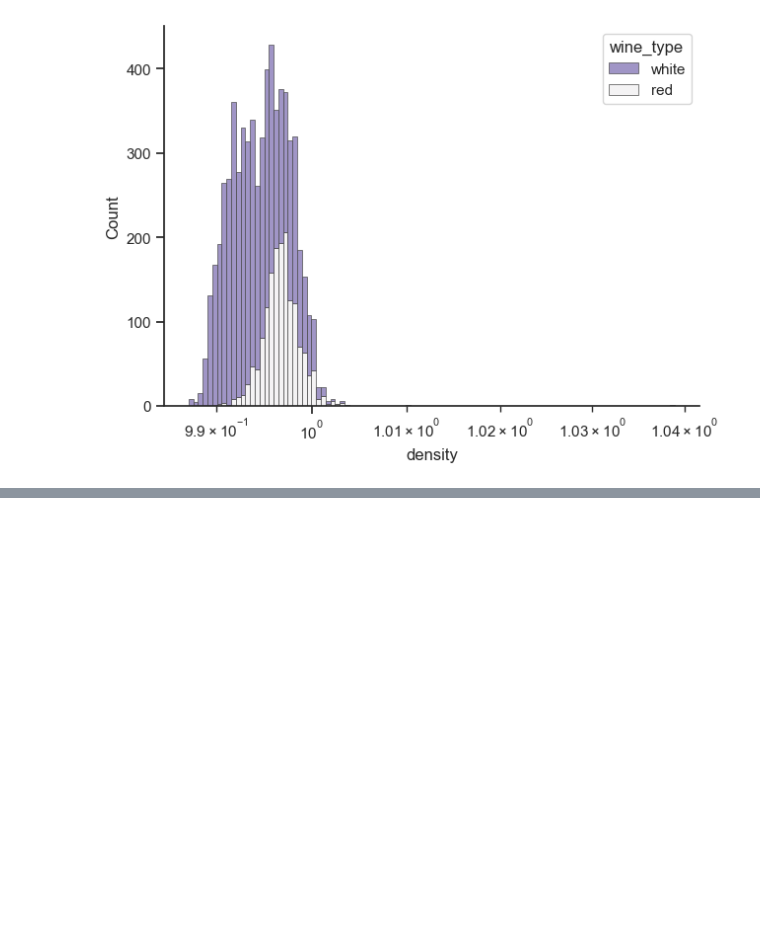
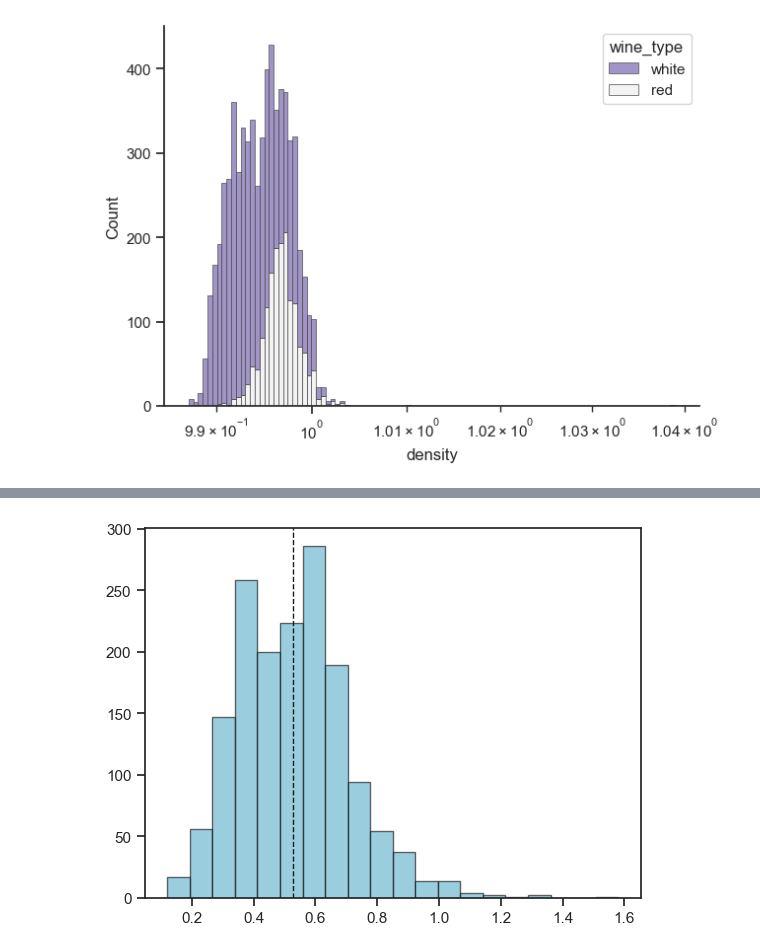
Before and after one commit to rakeshtparayil/BlueBerry-Winery, a Jupyter notebook: blueBerry_winery.ipynb, the cells around one changed output, grey strips where cells are left out. Cells and saved outputs as stored; diff of their text form; code cells hidden in the pictures; blank space fills up the shorter version.

```diff
--- a/blueBerry_winery.ipynb
+++ b/blueBerry_winery.ipynb
@@ -559,0 +630,14 @@ sns.histplot(
+# %%
+# Create a histogram
+plt.hist(redwine['volatile acidity'], bins=20, color='c', edgecolor='k', alpha=0.65)
+
+# Calculate the mean
+mean_value = np.mean(redwine['volatile acidity'])
+
+# Draw a vertical line at the mean value
+plt.axvline(mean_value, color='k', linestyle='dashed', linewidth=1)
+
+# Show the plot
+plt.show()
+# %% [output]
+[figure, added]
```
Also changed, not shown: parts of 6 cells of this notebook.
